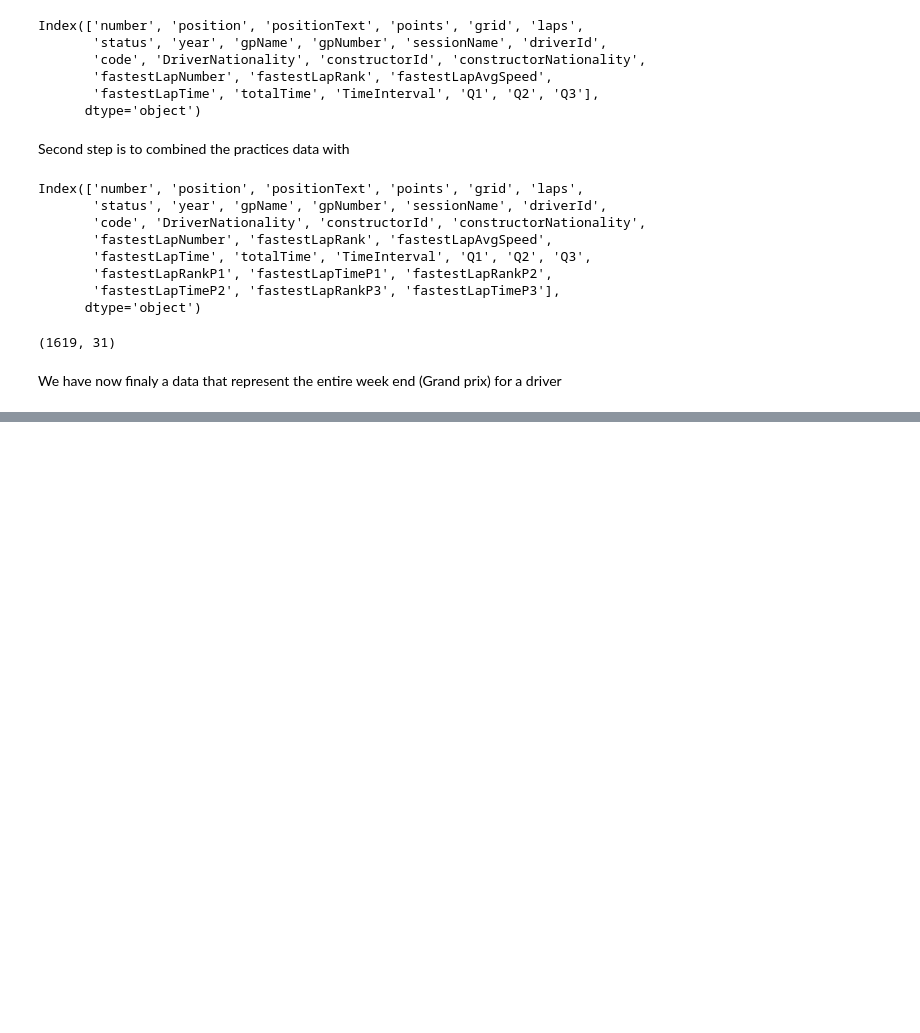
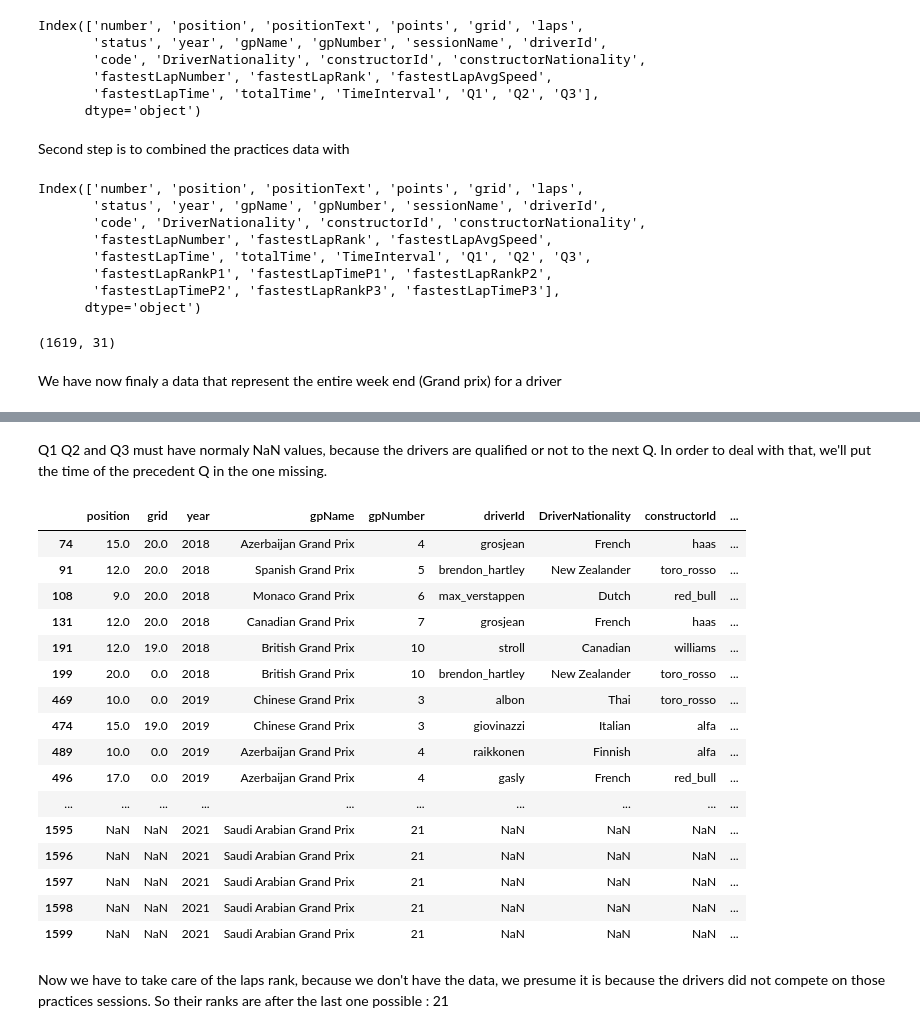
Before and after one commit to benptr/F1_ML_Prediction, a Jupyter notebook: ProjetF1_notebook/Data_viz_pred.ipynb, the cells around one changed output, grey strips where cells are left out. Cells and saved outputs as stored; diff of their text form; code cells hidden in the pictures; blank space fills up the shorter version.

```diff
--- a/ProjetF1_notebook/Data_viz_pred.ipynb
+++ b/ProjetF1_notebook/Data_viz_pred.ipynb
@@ -190,0 +169,3 @@ AttributeError: 'float' object has no attribute 'split'
+# %%
+df_pred_postion = data_complete.drop(['positionText','points','laps','status','fastestLapNumber', 'fastestLapRank', 'fastestLapAvgSpeed',
+       'fastestLapTime', 'totalTime', 'TimeInterval','code','number','sessionName'], axis=1)
@@ -190,0 +263,23 @@ AttributeError: 'float' object has no attribute 'split'
+# %% [markdown]
+Q1 Q2 and Q3 must have normaly NaN values, because the drivers are qualified or not to the next Q.
+In order to deal with that, we'll put the time of the precedent Q in the one missing.
+# %%
+df_pred_postion[df_pred_postion['Q1'].isna()]
+# %% [output]
+|  | position | grid | year | gpName | gpNumber | driverId | DriverNationality | constructorId | ... |
+| 74 | 15.0 | 20.0 | 2018 | Azerbaijan Grand Prix | 4 | grosjean | French | haas | ... |
+| 91 | 12.0 | 20.0 | 2018 | Spanish Grand Prix | 5 | brendon_hartley | New Zealander | toro_rosso | ... |
+| 108 | 9.0 | 20.0 | 2018 | Monaco Grand Prix | 6 | max_verstappen | Dutch | red_bull | ... |
+| 131 | 12.0 | 20.0 | 2018 | Canadian Grand Prix | 7 | grosjean | French | haas | ... |
+| 191 | 12.0 | 19.0 | 2018 | British Grand Prix | 10 | stroll | Canadian | williams | ... |
+| 199 | 20.0 | 0.0 | 2018 | British Grand Prix | 10 | brendon_hartley | New Zealander | toro_rosso | ... |
+| 469 | 10.0 | 0.0 | 2019 | Chinese Grand Prix | 3 | albon | Thai | toro_rosso | ... |
+| 474 | 15.0 | 19.0 | 2019 | Chinese Grand Prix | 3 | giovinazzi | Italian | alfa | ... |
+| 489 | 10.0 | 0.0 | 2019 | Azerbaijan Grand Prix | 4 | raikkonen | Finnish | alfa | ... |
+| 496 | 17.0 | 0.0 | 2019 | Azerbaijan Grand Prix | 4 | gasly | French | red_bull | ... |
+| ... | ... | ... | ... | ... | ... | ... | ... | ... | ... |
+| 1595 | NaN | NaN | 2021 | Saudi Arabian Grand Prix | 21 | NaN | NaN | NaN | ... |
+| 1596 | NaN | NaN | 2021 | Saudi Arabian Grand Prix | 21 | NaN | NaN | NaN | ... |
+| 1597 | NaN | NaN | 2021 | Saudi Arabian Grand Prix | 21 | NaN | NaN | NaN | ... |
+| 1598 | NaN | NaN | 2021 | Saudi Arabian Grand Prix | 21 | NaN | NaN | NaN | ... |
+| 1599 | NaN | NaN | 2021 | Saudi Arabian Grand Prix | 21 | NaN | NaN | NaN | ... |
@@ -190,0 +328,4 @@ AttributeError: 'float' object has no attribute 'split'
+# %% [markdown]
+Now we have to take care of the laps rank, because we don't have the data,
+we presume it is because the drivers did not compete
+on those practices sessions. So their ranks are after the last one possible : 21
```
Also changed, not shown: parts of 36 cells of this notebook.
